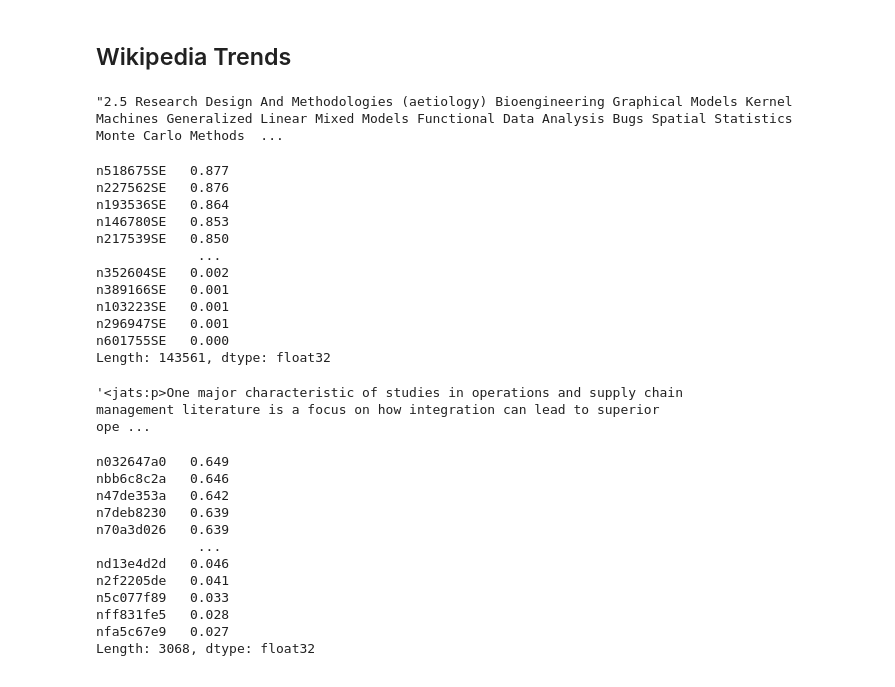
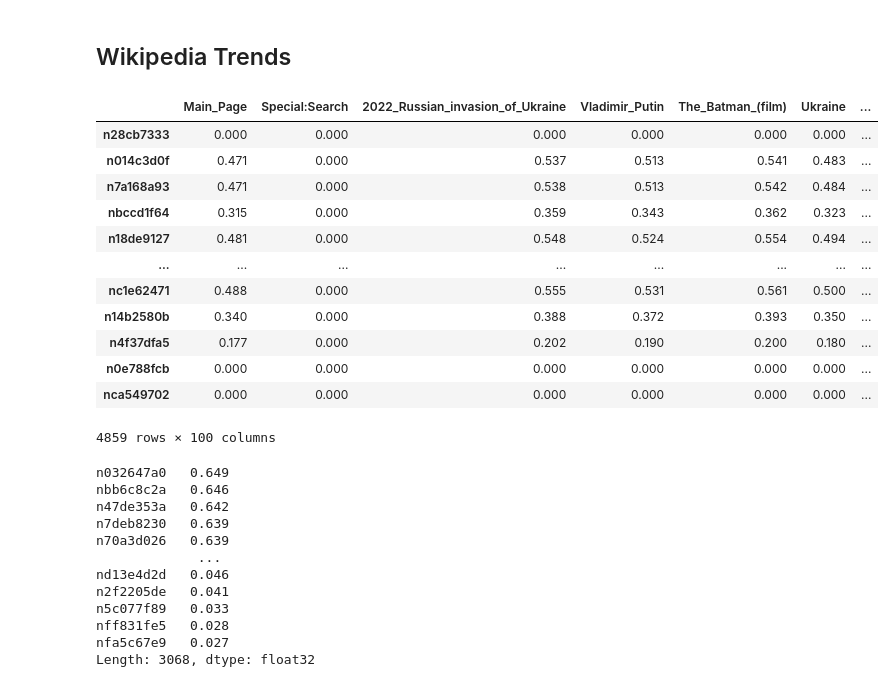
Before and after one commit to abibstopher/tamids-2022, a Jupyter notebook: Code/Scholars@TAMU Data/trends.ipynb, the cells around one changed output. Drawn from its saved outputs; the diff is of its cells as text; code cells hidden in the pictures.

```diff
--- a/Code/Scholars@TAMU Data/trends.ipynb
+++ b/Code/Scholars@TAMU Data/trends.ipynb
@@ -127,10 +127,21 @@ wiki_texts_100 = {article['article']: [get_wikipedia_article(article['article'])
 similarity_series = {key: pd.Series(run_gensim_similarities(text_dict=keywords_dict, keyword=value[0])) for key, value in wiki_texts_100.items()}
 # %%
 df = pd.DataFrame(similarity_series)
-# %%
-# df.idxmax()
-['n032647a0']
-# %% [output]
-"2.5 Research Design And Methodologies (aetiology) Bioengineering Graphical Models Kernel Machines Generalized Linear Mixed Models Functional Data Analysis Bugs Spatial Statistics Monte Carlo Methods  ...
+# %%
+df
+# %% [output]
+|  | Main_Page | Special:Search | 2022_Russian_invasion_of_Ukraine | Vladimir_Putin | The_Batman_(film) | Ukraine | ... |
+| n28cb7333 | 0.000 | 0.000 | 0.000 | 0.000 | 0.000 | 0.000 | ... |
+| n014c3d0f | 0.471 | 0.000 | 0.537 | 0.513 | 0.541 | 0.483 | ... |
+| n7a168a93 | 0.471 | 0.000 | 0.538 | 0.513 | 0.542 | 0.484 | ... |
+| nbccd1f64 | 0.315 | 0.000 | 0.359 | 0.343 | 0.362 | 0.323 | ... |
+| n18de9127 | 0.481 | 0.000 | 0.548 | 0.524 | 0.554 | 0.494 | ... |
+| ... | ... | ... | ... | ... | ... | ... | ... |
+| nc1e62471 | 0.488 | 0.000 | 0.555 | 0.531 | 0.561 | 0.500 | ... |
+| n14b2580b | 0.340 | 0.000 | 0.388 | 0.372 | 0.393 | 0.350 | ... |
+| n4f37dfa5 | 0.177 | 0.000 | 0.202 | 0.190 | 0.200 | 0.180 | ... |
+| n0e788fcb | 0.000 | 0.000 | 0.000 | 0.000 | 0.000 | 0.000 | ... |
+| nca549702 | 0.000 | 0.000 | 0.000 | 0.000 | 0.000 | 0.000 | ... |
+4859 rows × 100 columns
 # %%
 df.to_pickle('../../Data/Scholars@TAMU/my_api_calls/wikipedia_keyword_comparison.pickle')
@@ -139,24 +148,3 @@ d = run_gensim_similarities(text_dict=abstract_dict, keyword=wiki_text)
-# %%
-nlp = pd.Series(d)
-
-print(nlp.sort_values(ascending=False)[nlp != 0])
-
-publications.loc['n518675SE']['abstract']
-# publications.loc['n400269SE']['abstract']
-# %% [output]
-n518675SE   0.877
-n227562SE   0.876
-n193536SE   0.864
-n146780SE   0.853
-n217539SE   0.850
-             ...
-n352604SE   0.002
-n389166SE   0.001
-n103223SE   0.001
-n296947SE   0.001
-n601755SE   0.000
-Length: 143561, dtype: float32
-'<jats:p>One major characteristic of studies in operations and supply chain                         management literature is a focus on how integration can lead to superior                         ope ...
 # %%
 wiki_text = get_wikipedia_article(top_articles[2]['article'])
 keyword_similarities = run_gensim_similarities(text_dict=keywords_dict, keyword=wiki_text)
```
Also changed, not shown: parts of 3 cells of this notebook.
